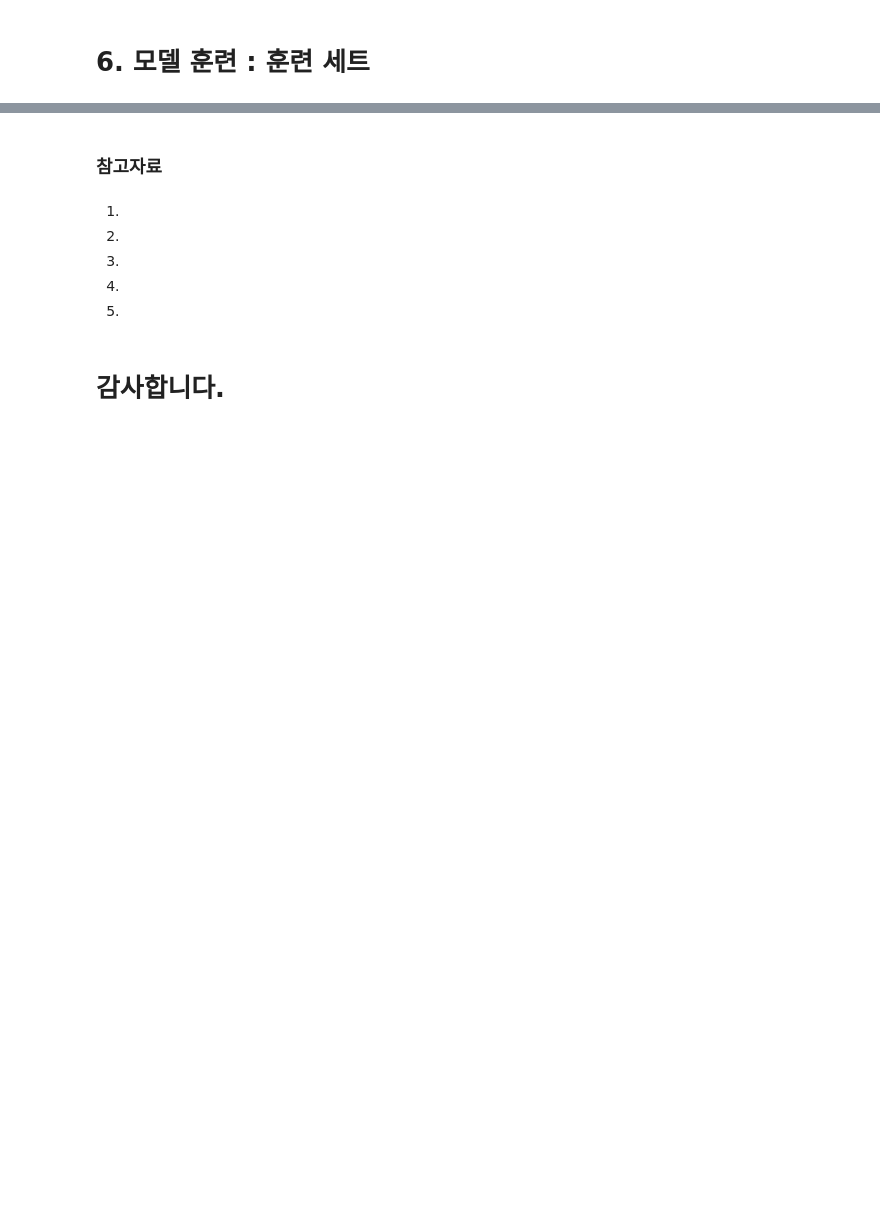
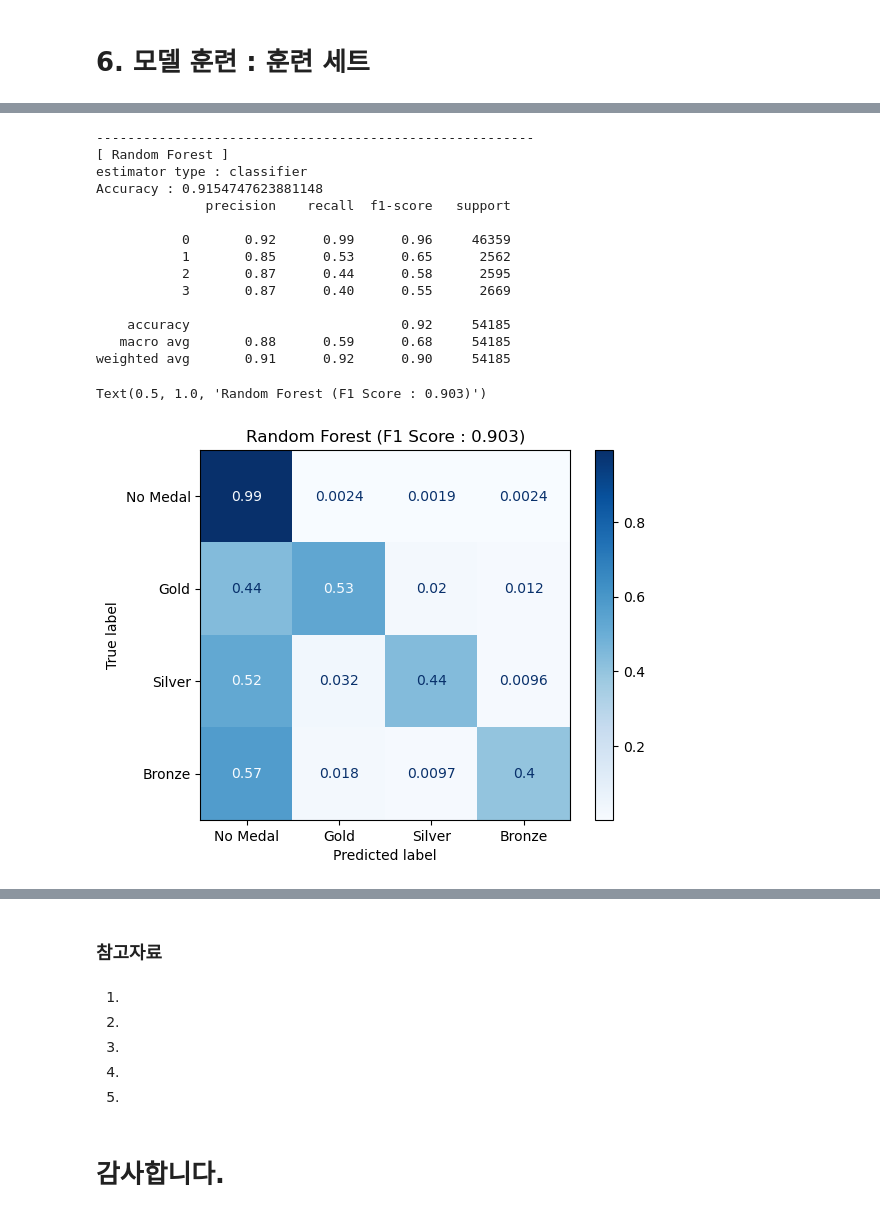
Before and after one commit to docosa2/first-repository, a Jupyter notebook: Datathon_Project_Baseline.ipynb, the cells around one changed output, grey strips where cells are left out. Cells and saved outputs as stored; diff of their text form; code cells hidden in the pictures; blank space fills up the shorter version.

```diff
--- a/Datathon_Project_Baseline.ipynb
+++ b/Datathon_Project_Baseline.ipynb
@@ -809,0 +878,36 @@ Text(0.5, 1.0, 'Decion Tree (F1 Score : 0.896)')
+# %%
+# Random Forest Classifier
+
+label_names=['No Medal', 'Gold', 'Silver', 'Bronze']
+printLine('Random Forest')
+random_forest = RandomForestClassifier(random_state=RANDOM_STATE)
+print('estimator type :', random_forest._estimator_type)
+random_forest.fit(X_train, y_train)
+y_pred = random_forest.predict(X_test)
+accuracy = accuracy_score(y_test, y_pred)
+print('Accuracy :', accuracy)
+print(classification_report(y_test, y_pred))
+plot = plot_confusion_matrix(random_forest, # 분류 모델
+                             X_test, y_test, # 예측 데이터와 예측값의 정답(y_true)
+                             display_labels=label_names, # 표에 표시할 labels
+                             cmap=plt.cm.Blues, # 컬러맵(plt.cm.Reds, plt.cm.rainbow 등이 있음)
+                             normalize='true') # 'true', 'pred', 'all' 중에서 지정 가능. default=None
+f1score = f1_score(y_test, y_pred, average='weighted')
+plot.ax_.set_title('Random Forest (F1 Score : ' + str(round(f1score, 3)) + ')')
+# %% [output]
+--------------------------------------------------------
+[ Random Forest ]
+estimator type : classifier
+Accuracy : 0.9154747623881148
+              precision    recall  f1-score   support
+
+           0       0.92      0.99      0.96     46359
+           1       0.85      0.53      0.65      2562
+           2       0.87      0.44      0.58      2595
+           3       0.87      0.40      0.55      2669
+
+    accuracy                           0.92     54185
+   macro avg       0.88      0.59      0.68     54185
+weighted avg       0.91      0.92      0.90     54185
+Text(0.5, 1.0, 'Random Forest (F1 Score : 0.903)')
+[figure, added]
```
Also changed, not shown: parts of 54 cells of this notebook, 5 other files.
